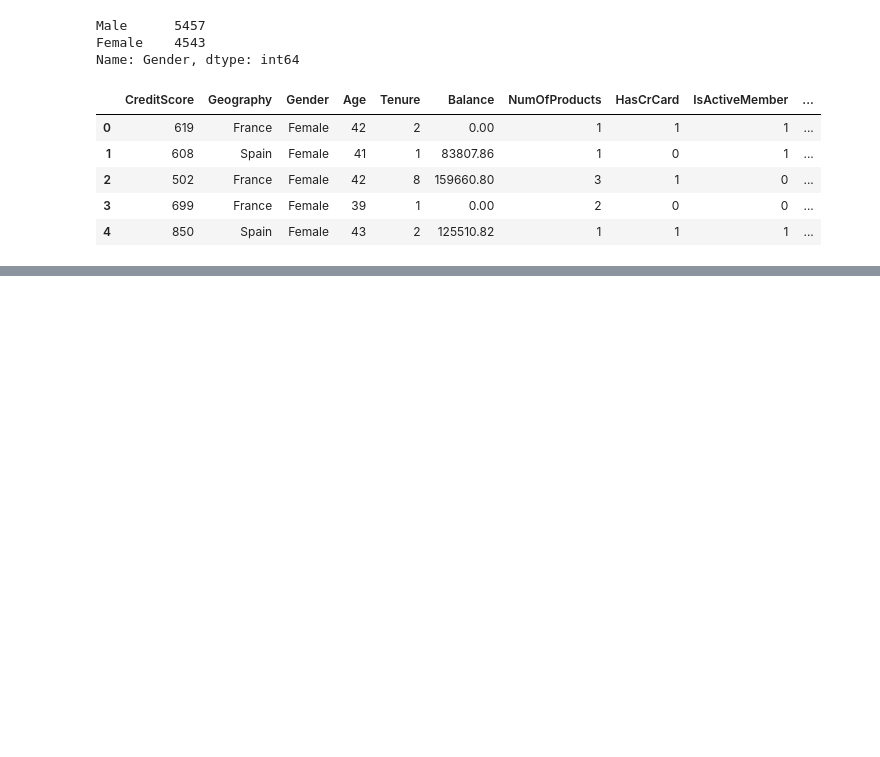
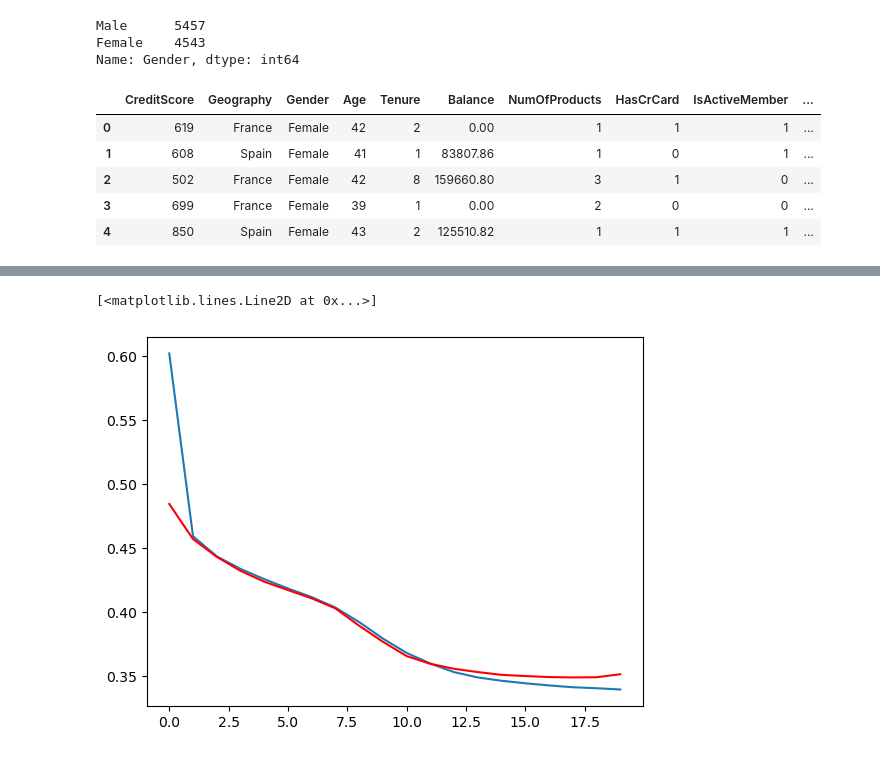
Before and after one commit to yasin-arafat-05/100DaysDL, a Jupyter notebook: code/11_customer_chunk.ipynb, the cells around one changed output, grey strips where cells are left out. Saved outputs shown, nothing was run; the diff lists cells and outputs as text; code cells hidden in the pictures; blank space fills up the shorter version.

```diff
--- a/code/11_customer_chunk.ipynb
+++ b/code/11_customer_chunk.ipynb
@@ -130,0 +167,11 @@ df.head()
+# %%
+
+# do feature scaling
+
+from sklearn.preprocessing import StandardScaler
+
+sc = StandardScaler()
+sc.fit(X_train)
+
+X_train_sc = sc.transform(X_train)
+X_test_sc = sc.transform(X_test)
@@ -130,0 +211,12 @@ df.head()
+# %%
+from keras import Sequential
+from keras.layers import Dense
+
+model = Sequential()
+
+# let's create a hidder layer first with the number of input dimentation
+# এখানে এই hidden layer টা input এর সাথে connected থাকবে তাই একে বলে দিতে হবে input এর dimention কত হবে ।
+model.add(Dense(11,activation="relu",input_dim = 11))
+model.add(Dense(11,activation="relu"))
+# now let's create output layer
+model.add(Dense(1,activation='sigmoid'))
@@ -130,0 +264,15 @@ df.head()
+# %%
+
+# metrics=["accuracy"] add করেছি loss এর সাথে accuracy ও দেখার জন্য ।
+
+model.compile(loss="binary_crossentropy",optimizer="adam",metrics=["accuracy"])
+# %%
+
+# ধরি, আম্যাদের কাছে 8k dataset আছে । এর মধ্যে আমরা (8k = 20%) এই dataset এর উপর আমাদের মডেল run করবে ।
+# এই 20 dataset দিয়ে এরা নিজেরা test করে আমাদের accuracy ও provide করবে ।
+
+# output এ আমরা tarining loss and accuracy and validation portion loss and accuracy দেখতে পারবো ।
+# এখন, যদি আমাদের training loss and accuracy যথাক্রমে কম ও বাড়তে থাকে কিন্তু validation portion এর loss and accuracy
+# এর ক্ষেত্রে তেমন কোন change  হয় না তাহলে আমাদের বুঝতে হবে আমাদের overfitting problem আছে ।
+
+history = model.fit(X_train_sc,y_train,epochs=20,validation_split=0.2)
@@ -130,0 +432,10 @@ df.head()
+# %%
+
+
+plt.plot(history.history["loss"])
+plt.plot(history.history["val_loss"],c='r')
+
+#  আমাদের overfitting অনেক কম সেইটা এই গ্রাফ থেকে আমরা দেখতে পারি ।
+# %% [output]
+[<matplotlib.lines.Line2D at 0x...>]
+[figure, added]
```
Also changed, not shown: parts of 23 cells of this notebook.
